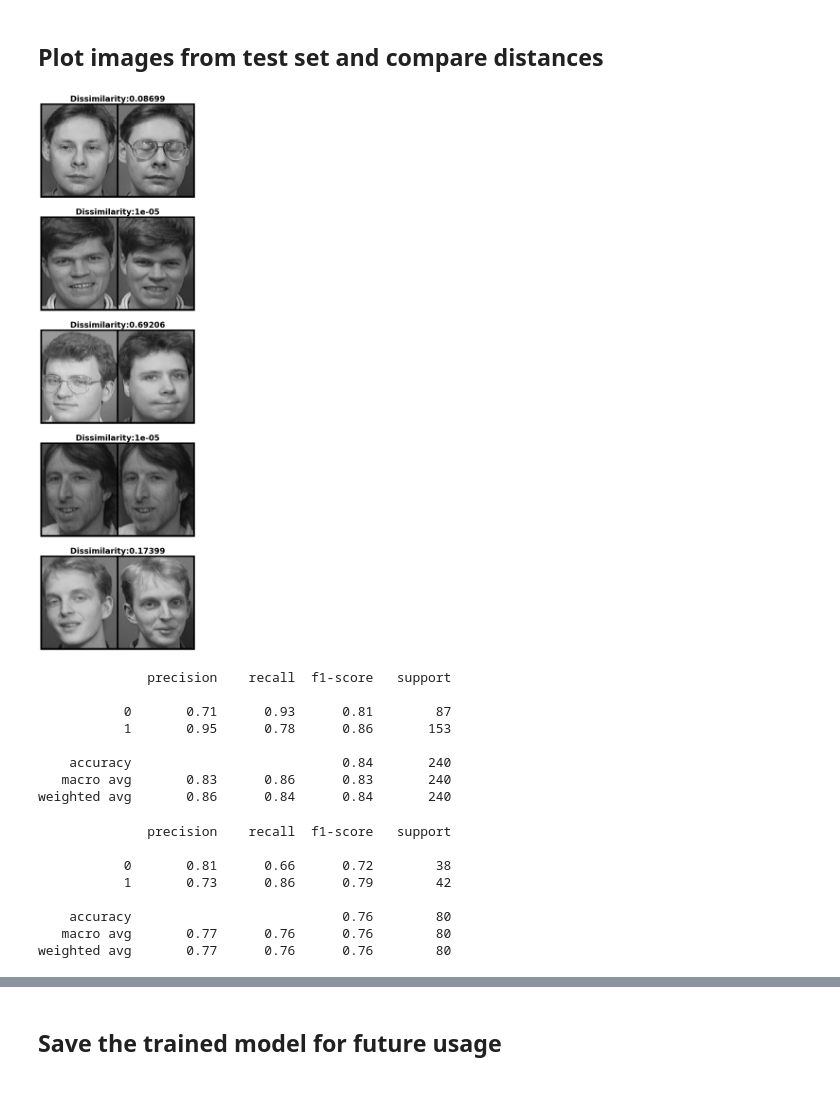
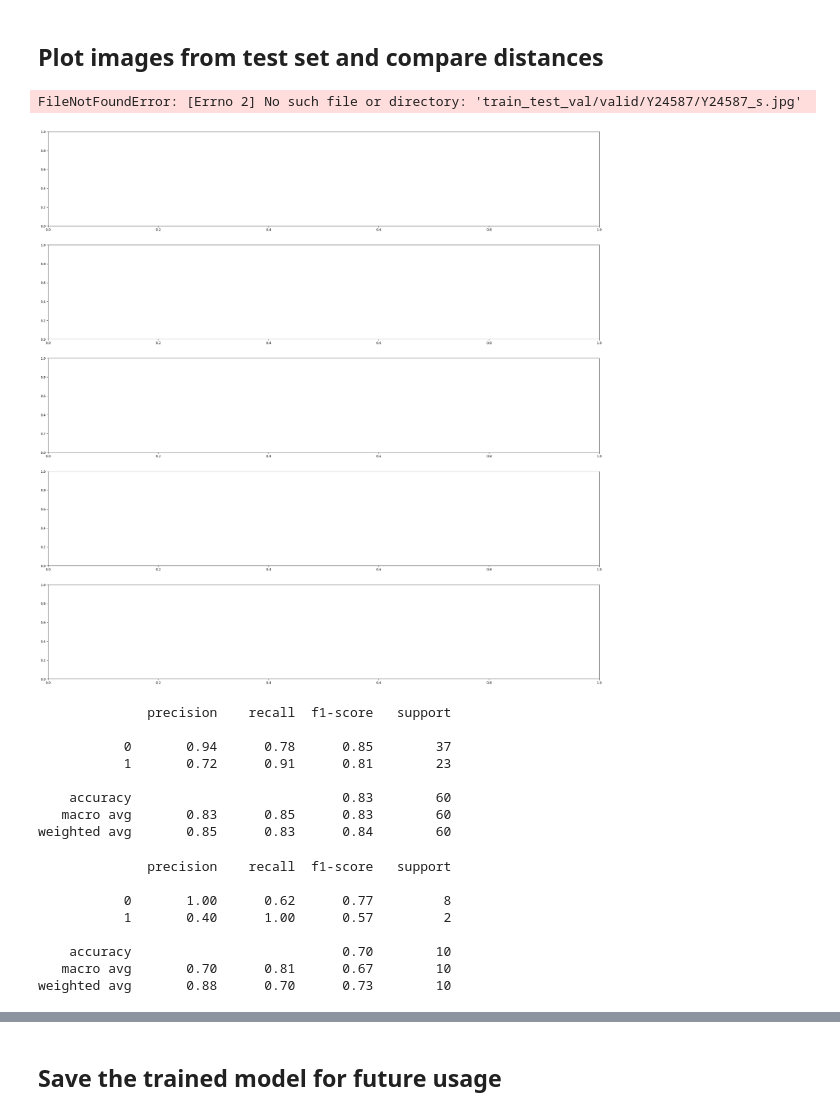
Before and after one commit to yazeedbadaro/criminal-detection-siamese-network, a Jupyter notebook: model/main.ipynb, the cells around one changed output, grey strips where cells are left out. Saved outputs shown, nothing was run; the diff lists cells and outputs as text; code cells hidden in the pictures.

Commit message:
model changes

```diff
--- a/model/main.ipynb
+++ b/model/main.ipynb
@@ -67,9 +68,19 @@ epochs = 15
 # %% [markdown]
 ## Initialize network variables
 # %%
+if torch.cuda.is_available():
+    device = torch.device("cuda")
+
+elif torch.backends.mps.is_available():
+    device = torch.device("mps")
+else:
+    device = torch.device("cpu")
+
+print("the device being used is:",device)
+
 ## Initialize network
 model = SiameseNetwork()
-model = model.to("mps")
+model = model.to(device)
 
 model.apply(initialize_weights)
 
@@ -77,7 +88,7 @@ model.apply(initialize_weights)
 optim = torch.optim.Adam(model.parameters(),lr=lr)
 
 ## Initialize scheduler
-scheduler = torch.optim.lr_scheduler.StepLR(optim,5,gamma=0.3)
+scheduler = torch.optim.lr_scheduler.StepLR(optim,5,gamma=0.7)
 
 ## Initialize loss
 criterion = ContrastiveLoss(margin)
@@ -87,20 +100,23 @@ criterion = ContrastiveLoss(margin)
 ## Initialize datasets and dataloaders
 train_transforms = torchvision.transforms.Compose([
             torchvision.transforms.RandomHorizontalFlip(),
-            torchvision.transforms.RandomRotation(45),
+            torchvision.transforms.RandomRotation(25),
+            torchvision.transforms.Resize((200,100)),
             torchvision.transforms.ToTensor()
         ])
 
 valid_transforms = torchvision.transforms.Compose([
+            torchvision.transforms.Resize((200,100)),
             torchvision.transforms.ToTensor()
         ])
 
 test_transforms = torchvision.transforms.Compose([
+            torchvision.transforms.Resize((200,100)),
             torchvision.transforms.ToTensor()
         ])
 
 train_ds = ATATContrast(ImageFolder(root = path + '/train',transform=train_transforms))
-valid_ds = ATATContrast(ImageFolder(root = path + '/val',transform=valid_transforms))
+valid_ds = ATATContrast(ImageFolder(root = path + '/valid',transform=valid_transforms))
 test_ds = ATATContrast(ImageFolder(root = path + '/test',transform=test_transforms))
 
 train_dl = DataLoader(train_ds,batch_size=bs)
@@ -115,12 +131,12 @@ for epoch in range(epochs):
     train_epoch_loss = 0
     model.train()
 
-    for i,(input1,input2,target) in enumerate(train_dl):
+    for i,(input1,input2,target) in enumerate(tqdm(train_dl, colour = 'GREEN',desc="Training",ncols=100)):
         optim.zero_grad()
-        output1,output2 = model(input1.to("mps"),input2.to("mps"))
-        out = model(input1.to("mps"),input2.to("mps"))
+        output1,output2 = model(input1.to(device),input2.to(device))
+        out = model(input1.to(device),input2.to(device))
 
-        loss = criterion(output1,output2,target.to("mps"))
+        loss = criterion(output1,output2,target.to(device))
         train_epoch_loss += loss.item()
         loss.backward()
         optim.step()
@@ -138,11 +154,11 @@ for epoch in range(epochs):
     num_neg = 0
     model.eval()
 
-    for i,(input1,input2,target) in enumerate(valid_dl):
-        output1,output2 = model(input1.to("mps"),input2.to("mps"))
-        loss = criterion(output1,output2,target.to("mps"))
+    for i,(input1,input2,target) in enumerate(tqdm(valid_dl, colour = 'GREEN',desc="Validating",ncols=100)):
+        output1,output2 = model(input1.to(device),input2.to(device))
+        loss = criterion(output1,output2,target.to(device))
         valid_epoch_loss += loss.item()
-        pos_acc,pos_sum,neg_acc,neg_sum = evaluate_pair(output1,output2,target.to("mps"),threshold)
+        pos_acc,pos_sum,neg_acc,neg_sum = evaluate_pair(output1,output2,target.to(device),threshold)
         val_pos_accuracy+=pos_acc
         val_neg_accuracy+=neg_acc
         num_pos+=pos_sum
@@ -200,24 +212,25 @@ def show(img,ax,d):
 # %%
 fig,ax = plt.subplots(5,1,figsize = (30,30))
 for i in range(5):
-    idx = np.random.randint(0,len(test_ds))
-    input1,input2,target = test_ds[idx]
-    model=model.to("mps")
-    output1,output2 = model(input1.unsqueeze(0).to("mps"),input2.unsqueeze(0).to("mps"))
+    idx = np.random.randint(0,len(valid_ds))
+    input1,input2,target = valid_ds[idx]
+    model=model.to(device)
+    output1,output2 = model(input1.unsqueeze(0).to(device),input2.unsqueeze(0).to(device))
     grid = torchvision.utils.make_grid([input1,input2])
     euclidean_distance = F.pairwise_distance(output1,output2)
 
     show(grid,ax[i],euclidean_distance.cpu().detach().numpy())
 plt.show()
 # %% [output]
+FileNotFoundError: [Errno 2] No such file or directory: 'train_test_val/valid/Y24587/Y24587_s.jpg'
-[figure, old version]
+[figure, new version]
 # %%
-model=model.to("mps")
+model=model.to(device)
 preds=[]
 actual=[]
 for input1,input2,target in train_ds:
     actual.append(target)
-    output1,output2 = model(input1.unsqueeze(0).to("mps"),input2.unsqueeze(0).to("mps"))
+    output1,output2 = model(input1.unsqueeze(0).to(device),input2.unsqueeze(0).to(device))
     pred=int(F.pairwise_distance(output1,output2)>threshold)
     preds.append(pred)
 
@@ -225,19 +238,19 @@ print(classification_report(preds,actual))
 # %% [output]
               precision    recall  f1-score   support
 
-           0       0.71      0.93      0.81        87
-           1       0.95      0.78      0.86       153
+           0       0.94      0.78      0.85        37
+           1       0.72      0.91      0.81        23
 
-    accuracy                           0.84       240
-   macro avg       0.83      0.86      0.83       240
-weighted avg       0.86      0.84      0.84       240
+    accuracy                           0.83        60
+   macro avg       0.83      0.85      0.83        60
+weighted avg       0.85      0.83      0.84        60
 # %%
-model=model.to("mps")
+model=model.to(device)
 preds=[]
 actual=[]
 for input1,input2,target in test_ds:
     actual.append(target)
-    output1,output2 = model(input1.unsqueeze(0).to("mps"),input2.unsqueeze(0).to("mps"))
+    output1,output2 = model(input1.unsqueeze(0).to(device),input2.unsqueeze(0).to(device))
     pred=int(F.pairwise_distance(output1,output2)>threshold)
     preds.append(pred)
 
@@ -245,10 +258,10 @@ print(classification_report(preds,actual))
 # %% [output]
               precision    recall  f1-score   support
 
-           0       0.81      0.66      0.72        38
-           1       0.73      0.86      0.79        42
+           0       1.00      0.62      0.77         8
+           1       0.40      1.00      0.57         2
 
-    accuracy                           0.76        80
-   macro avg       0.77      0.76      0.76        80
-weighted avg       0.77      0.76      0.76        80
+    accuracy                           0.70        10
+   macro avg       0.70      0.81      0.67        10
+weighted avg       0.88      0.70      0.73        10
 # %%
```
Also changed, not shown: parts of 8 cells of this notebook, 1 other file.
